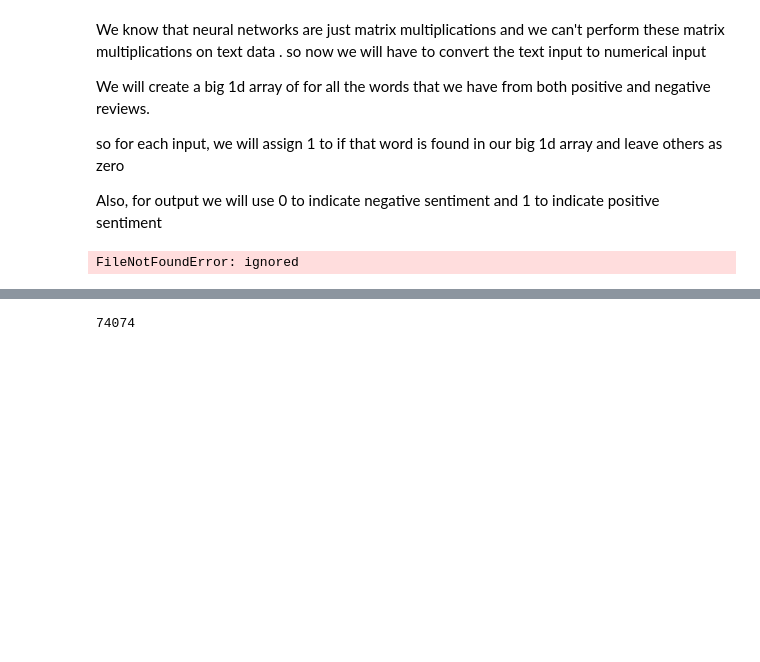
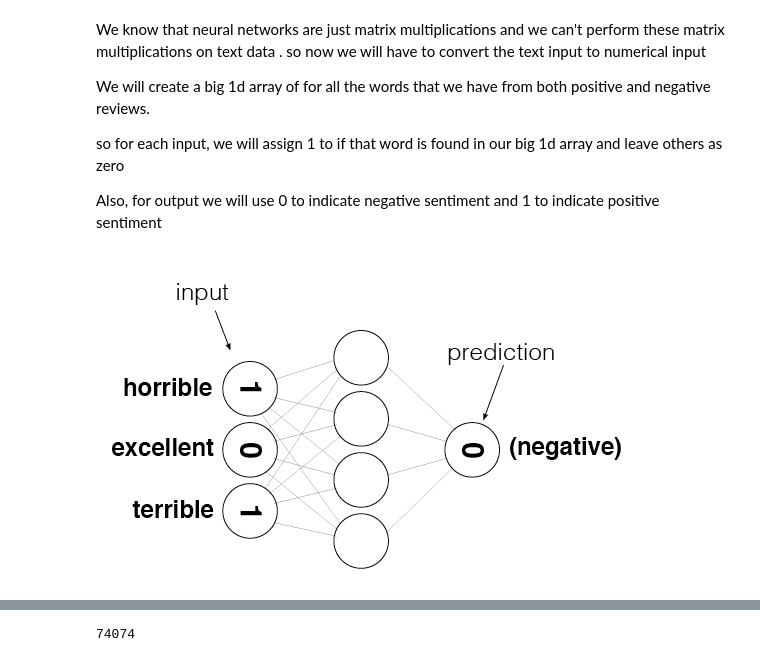
Before and after one commit to amitupreti/sentiment-analysis-from-scratch-With-Numpy, a Jupyter notebook: Part_1_sentiment_analysis_with_numpy.ipynb, the cells around one changed output, grey strips where cells are left out. Saved outputs shown, nothing was run; the diff lists cells and outputs as text; code cells hidden in the pictures; blank space fills up the shorter version.

Commit message:
completed sentiment analysis network and sample test and train

```diff
--- a/Part_1_sentiment_analysis_with_numpy.ipynb
+++ b/Part_1_sentiment_analysis_with_numpy.ipynb
@@ -242,11 +190,11 @@ Also, for output we will use 0 to indicate negative sentiment and 1 to indicate
 # %%
 from IPython.display import Image
 
 review = "This was a horrible, terrible movie."
 
-Image(filename='network.png')
+Image(filename='sentiment_network.png')
 # %% [output]
-FileNotFoundError: ignored
+[figure, added]
 # %%
 review = "The movie was excellent"
 
```
Also changed, not shown: parts of 23 cells of this notebook, 4 other files.
